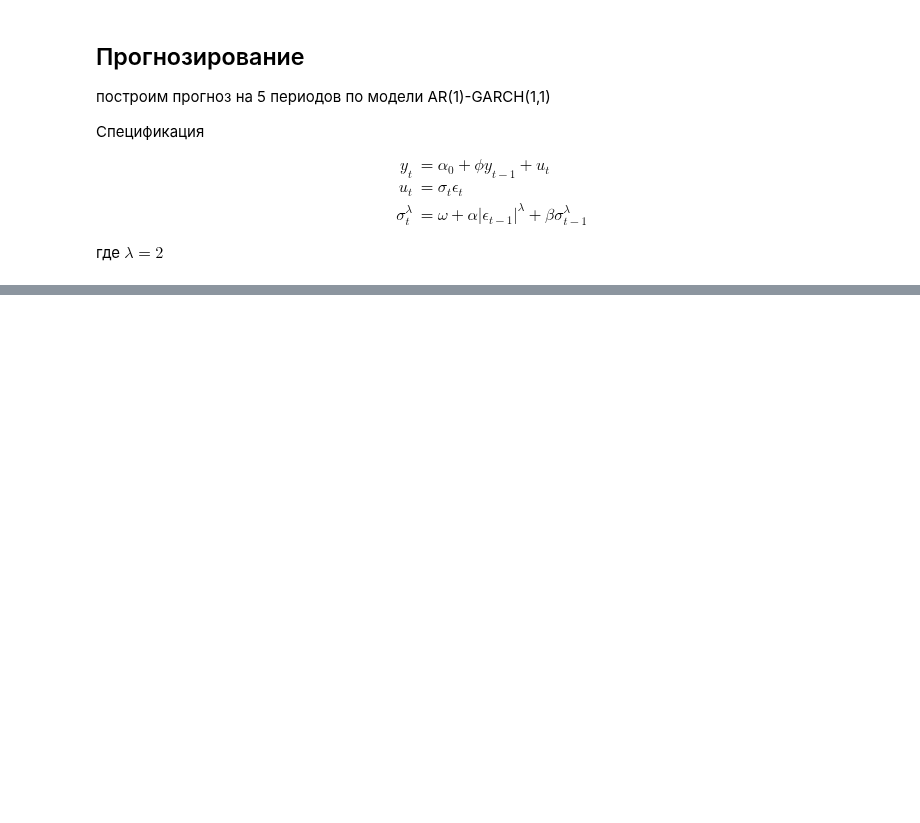
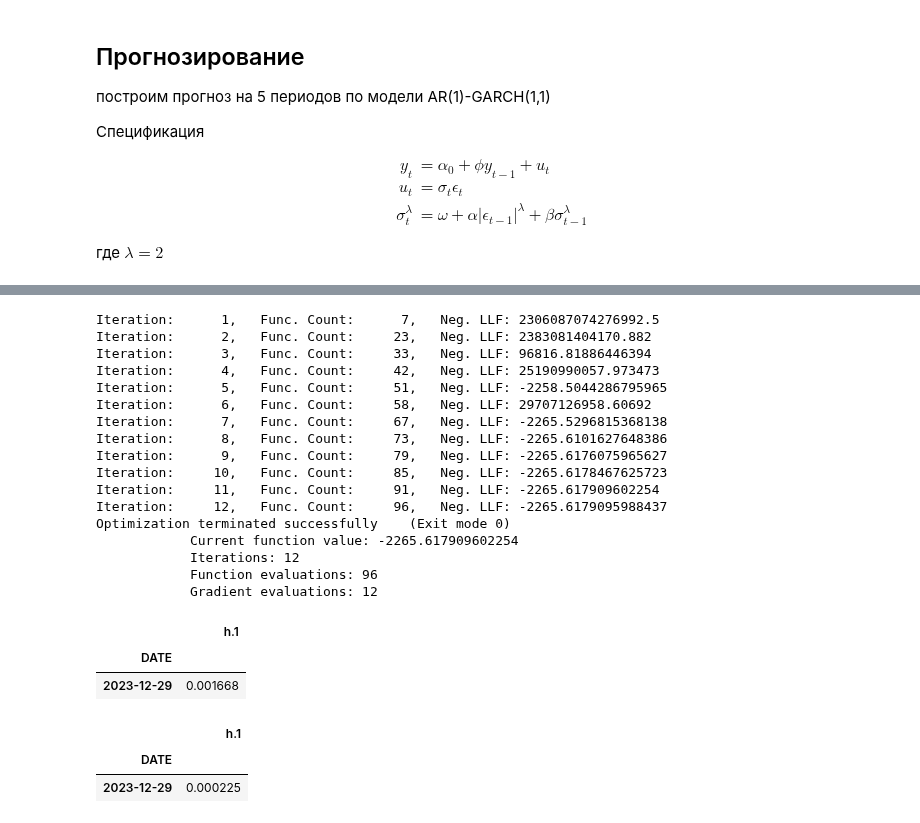
Before and after one commit to artamonoff/econometrica, a Jupyter notebook: time-series-analysis/jupyter-notebooks/garch-archpy.ipynb, the cells around one changed output, grey strips where cells are left out. Saved outputs shown, nothing was run; the diff lists cells and outputs as text; code cells hidden in the pictures; blank space fills up the shorter version.

```diff
--- a/time-series-analysis/jupyter-notebooks/garch-archpy.ipynb
+++ b/time-series-analysis/jupyter-notebooks/garch-archpy.ipynb
@@ -79,0 +158,37 @@ y_forecasts.variance
+# %%
+am = arch_model(y, mean='ARX', lags=1, vol='EGARCH', p=1, q=1, o=0)
+
+res = am.fit()
+
+y_forecasts = res.forecast(horizon=1)
+
+# Прогноз среднего
+y_forecasts.mean
+# %% [output]
+Iteration:      1,   Func. Count:      7,   Neg. LLF: 2306087074276992.5
+Iteration:      2,   Func. Count:     23,   Neg. LLF: 2383081404170.882
+Iteration:      3,   Func. Count:     33,   Neg. LLF: 96816.81886446394
+Iteration:      4,   Func. Count:     42,   Neg. LLF: 25190990057.973473
+Iteration:      5,   Func. Count:     51,   Neg. LLF: -2258.5044286795965
+Iteration:      6,   Func. Count:     58,   Neg. LLF: 29707126958.60692
+Iteration:      7,   Func. Count:     67,   Neg. LLF: -2265.5296815368138
+Iteration:      8,   Func. Count:     73,   Neg. LLF: -2265.6101627648386
+Iteration:      9,   Func. Count:     79,   Neg. LLF: -2265.6176075965627
+Iteration:     10,   Func. Count:     85,   Neg. LLF: -2265.6178467625723
+Iteration:     11,   Func. Count:     91,   Neg. LLF: -2265.617909602254
+Iteration:     12,   Func. Count:     96,   Neg. LLF: -2265.6179095988437
+Optimization terminated successfully    (Exit mode 0)
+            Current function value: -2265.617909602254
+            Iterations: 12
+            Function evaluations: 96
+            Gradient evaluations: 12
+|  | h.1 |
+| DATE |  |
+| 2023-12-29 | 0.001668 |
+# %%
+# прогноз волатильности
+y_forecasts.variance
+# %% [output]
+|  | h.1 |
+| DATE |  |
+| 2023-12-29 | 0.000225 |
```
Also changed, not shown: parts of 13 cells of this notebook, 3 other files.
